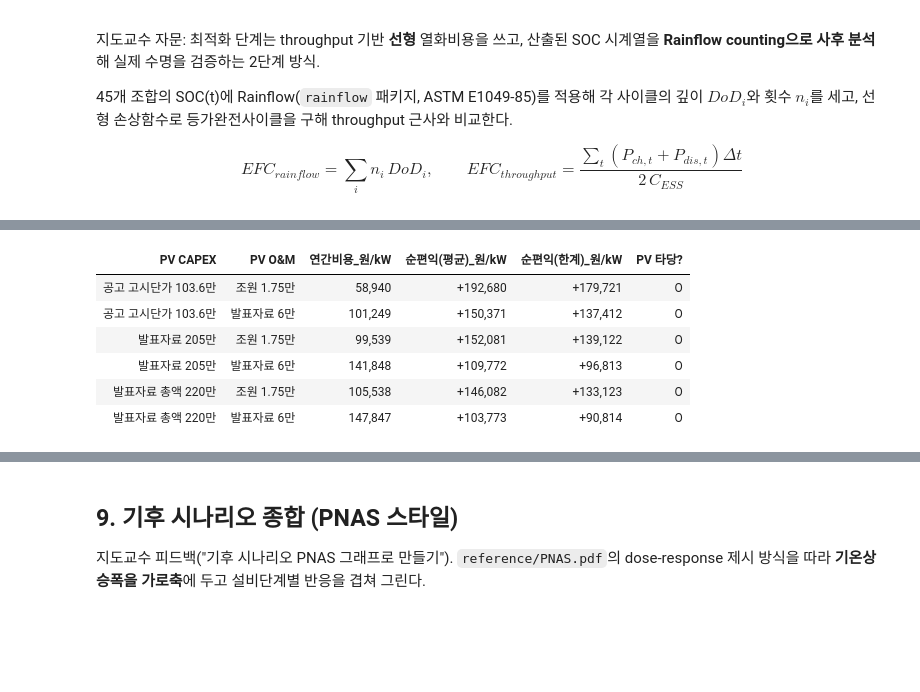
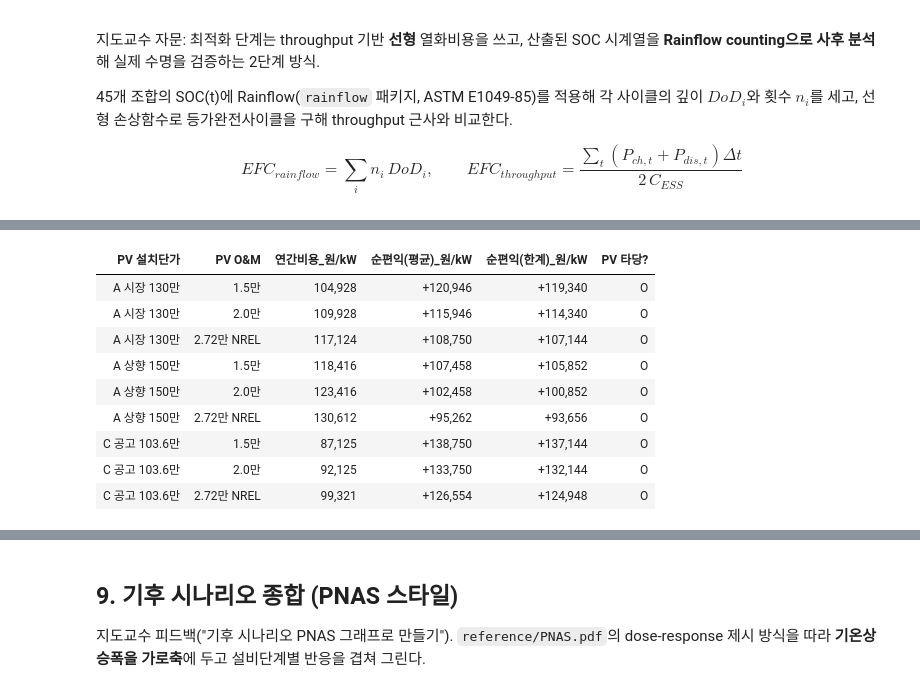
Before and after one commit to pjw040702/RobustEMS, a Jupyter notebook: ess_pv_pipeline.ipynb, the cells around one changed output, grey strips where cells are left out. Drawn from its saved outputs; the diff is of its cells as text; code cells hidden in the pictures; blank space fills up the shorter version.

```diff
--- a/ess_pv_pipeline.ipynb
+++ b/ess_pv_pipeline.ipynb
@@ -568,7 +569,8 @@ for scn, dT in SCENARIOS.items():
 
     for stage, cap in STAGE_CAP.items():
         fixed = STAGE_FIXED.get(stage)
-        out = solve_dispatch(l_kw, p_unit, TARIFF, c_pv_max=cap, c_pv_fixed=fixed)
+        out = solve_dispatch(l_kw, p_unit, TARIFF, c_pv_max=cap, c_pv_fixed=fixed,
+                             bipv_eq_kw=STAGE_BIPV.get(stage, 0.0))
         dispatch_results[(scn, stage)] = out
         dispatch_rows.append({
             "scenario": scn, "stage": stage, "C_PV_kW": out["C_PV"],
@@ -639,8 +641,8 @@ dec_rows = []
 for stage, cap in STAGE_CAP.items():
     fixed = STAGE_FIXED.get(stage)
     with_ess = dispatch_results[("present", stage)]
-    no_ess = solve_dispatch(present_load_kw, p_unit_present, TARIFF,
-                            c_pv_max=cap, c_pv_fixed=fixed, c_ess=0.0, c_pcs=0.0)
+    no_ess = solve_dispatch(present_load_kw, p_unit_present, TARIFF, c_pv_max=cap, c_pv_fixed=fixed,
+                            c_ess=0.0, c_pcs=0.0, bipv_eq_kw=STAGE_BIPV.get(stage, 0.0))
     thr = DT_H * (with_ess["P_ch"] + with_ess["P_dis"]).sum()
     dec_rows.append({
         "단계": stage, "C_PV_kW": with_ess["C_PV"],
@@ -667,6 +669,6 @@ print(f"[{b['단계']}] ESS 순효과 {b['순효과_억']:+.3f}억원/년 "
       f"+ 열화 {b['ΔG_s(열화)_억']:+.3f} + 탄소 {b['ΔK_s(탄소)_억']:+.3f}")
 print(f"  피크 감축 {b['피크감축_kW']:,.0f}kW | 연간 {b['EFC_년']:.1f} EFC "
       f"-> 사이클 기준 수명 {N_EFC/b['EFC_년']:.1f}년 (calendar 10년과 비교)")
-print(f"  ※ ESS 투자비는 이 표에 없다(조원 경제성 모델 영역). 여기는 운영 효과만.")
+print(f"  ※ ESS 투자비는 이 표에 없다(econ_model.py 영역). 여기는 운영 효과만.")
 # %% [output]
 | 단계 | C_PV_kW | ESS없음 C_s_억 | ESS있음 C_s_억 | 순효과_억 | ΔE_s(차익거래)_억 | ΔD_s(피크)_억 | ΔG_s(열화)_억 | ΔK_s(탄소)_억 | 피크감축_kW | ... |
@@ -819,8 +815,10 @@ ESS 충전 의무**를 부과한다('26 봄 107일 10~16시, 가을 58일 9~16
 import datetime as _dt
 
 DATES = pd.to_datetime(pd.Series(sorted(load_15min["date"].unique())))
-AUTUMN = (pd.Timestamp("2025-09-15"), pd.Timestamp("2025-11-11"), 9, 16)   # 58일, 9~16시
-SPRING = (pd.Timestamp("2026-03-01"), pd.Timestamp("2026-06-15"), 10, 16)  # 107일, 10~16시
+# 시간대는 공고 p.2, 날짜는 정부 발표 — econ_model.MANDATE 와 같다
+(_a0, _a1, _ah0, _ah1), (_s0, _s1, _sh0, _sh1) = EM.MANDATE
+AUTUMN = (pd.Timestamp(_a0), pd.Timestamp(_a1), _ah0, _ah1)   # '25 가을 9/20~11/16 58일, 9~16시
+SPRING = (pd.Timestamp(_s0), pd.Timestamp(_s1), _sh0, _sh1)   # '26 봄 2/28~6/14 107일, 10~16시
 
 mandate_windows, n_days = [], {"가을": 0, "봄": 0}
 for di, d in enumerate(DATES):
@@ -850,7 +848,7 @@ for stage, cap in STAGE_CAP.items():
             try:
                 out = solve_dispatch(L_PRESENT, P_UNIT_PRESENT, TARIFF, c_pv_max=cap,
                                      c_pv_fixed=fixed, mandate_windows=mandate_windows,
-                                     mandate_level=level)
+                                     mandate_level=level, bipv_eq_kw=STAGE_BIPV.get(stage, 0.0))
                 tag = f"level={level:.1f}"
             except RuntimeError:
                 mandate_rows.append({"stage": stage, "해석": f"level={level:.1f}", "C_s_억": np.nan,
@@ -1013,38 +1009,35 @@ print("※ SCC(탄소의 사회적 비용)는 목적함수에 반영하지 않
 # %%
-# 8-1. PV 경제성 민감도 (사후 계산) -- CAPEX x O&M x BIPV 단가
-s0, s3, s4 = (dispatch_results[("present", k)] for k in
-              ("stage0_PV없음", "stage3_옥상+주차장", "stage4_옥상+BIPV"))
+# 8-1. PV 경제성 민감도 (사후 계산) -- 원장 단가·O&M, 25년 4.5% CRF 연간환산
+s0, s2, s3, s4 = (dispatch_results[("present", k)] for k in
+                  ("stage0_PV없음", "stage2_1차파일럿", "stage3_옥상+주차장", "stage4_옥상+BIPV"))
 # 편익 = 설비비(P_s)를 뺀 나머지 항목의 감소분
-ben = lambda a, b: (a["E_s"] - b["E_s"]) + (a["D_s"] - b["D_s"]) + (a["K_s"] - b["K_s"])
-avg_ben = ben(s0, s4) / s4["C_PV"]                      # 원/kW/년, 전체 평균
-mrg_ben = ben(s3, s4) / (s4["C_PV"] - s3["C_PV"])       # 원/kW/년, BIPV 구간 한계
-print(f"PV 편익  평균 {avg_ben:,.0f}원/kW/년 (0->4단계) | "
-      f"한계 {mrg_ben:,.0f}원/kW/년 (3->4단계, BIPV 구간)")
-print(f"현재 비용 {C_PV_ANNUAL:,.0f}원/kW/년 -> 순편익 평균 {avg_ben-C_PV_ANNUAL:+,.0f} / "
-      f"한계 {mrg_ben-C_PV_ANNUAL:+,.0f}원/kW/년\n")
+ben = lambda a, b: (a["E_s"] - b["E_s"]) + (a["D_s"] - b["D_s"]) + (a["K_s"] - b["K_s"]) + (a["G_s"] - b["G_s"])
+avg_ben = ben(s0, s3) / s3["C_PV"]                               # 원/kW/년, 옥상 전체 평균
+mrg_ben = ben(s2, s3) / (s3["C_PV"] - s2["C_PV"])                # 원/kW/년, 파일럿 -> 전체 구간
+print(f"옥상 PV 편익  평균 {avg_ben:,.0f}원/kW/년 (0->3단계) | 한계 {mrg_ben:,.0f}원/kW/년 (2->3단계)")
 
-CAPEX_CASES = [("공고 고시단가 103.6만", 1_036_000), ("발표자료 205만", PV_CAPEX_PER_KW),
-               ("발표자료 총액 220만", 2_200_957)]
-OM_CASES = [("조원 1.75만", 17_500), ("발표자료 6만", PV_OM_PER_KW_YEAR)]
+CAPEX_CASES = [("A 시장 130만", EM.PV_PRICE["A"]), ("A 상향 150만", EM.PV_PRICE_A_HIGH),
+               ("C 공고 103.6만", EM.PV_PRICE["C-1"])]
+OM_CASES = [("1.5만", EM.PV_OM["low"]), ("2.0만", EM.PV_OM["high"]), ("2.72만 NREL", EM.PV_OM["ext"])]
 rows = []
-for cn, capex in CAPEX_CASES:
+for cn, price in CAPEX_CASES:
     for on, om in OM_CASES:
-        c_an = capex / PV_LIFETIME_YEARS + om
-        rows.append({"PV CAPEX": cn, "PV O&M": on, "연간비용_원/kW": c_an,
-                     "순편익(평균)_원/kW": avg_ben - c_an,
-                     "순편익(한계)_원/kW": mrg_ben - c_an,
+        c_an = (price + PV_DIAG_PER_KW) * EM.CRF + om
+        rows.append({"PV 설치단가": cn, "PV O&M": on, "연간비용_원/kW": c_an,
+                     "순편익(평균)_원/kW": avg_ben - c_an, "순편익(한계)_원/kW": mrg_ben - c_an,
                      "PV 타당?": "O" if mrg_ben - c_an > 0 else "X"})
 sens_pv = pd.DataFrame(rows)
 display(sens_pv.style.format({"연간비용_원/kW": "{:,.0f}", "순편익(평균)_원/kW": "{:+,.0f}",
                               "순편익(한계)_원/kW": "{:+,.0f}"}).hide(axis="index"))
 
-# BIPV 단가 임계 배수 -- BIPV 구간 한계편익과 같아지는 CAPEX
-bipv_break = (mrg_ben - PV_OM_PER_KW_YEAR) * PV_LIFETIME_YEARS
-print(f"\n[BIPV 단가 민감도] BIPV {s4['C_PV']-s3['C_PV']:,.0f}kW(환산)의 한계편익 {mrg_ben:,.0f}원/kW/년")
-print(f"  손익분기 CAPEX = {bipv_break:,.0f}원/kW = 옥상({PV_CAPEX_PER_KW:,.0f}원/kW)의 "
-      f"**{bipv_break/PV_CAPEX_PER_KW:.2f}배**")
-for mult in [1.0, 1.5, 2.0, 2.5]:
-    c_an = PV_CAPEX_PER_KW * mult / PV_LIFETIME_YEARS + PV_OM_PER_KW_YEAR
-    net = (mrg_ben - c_an) * (s4["C_PV"] - s3["C_PV"]) / 1e8
-    print(f"  옥상의 {mult:.1f}배 -> BIPV 순편익 {net:+.2f}억원/년 {'(타당)' if net>0 else '(적자)'}")
+# BIPV -- 원장 단가(정격 기준)로 손익분기 비교. 편익은 3->4단계 운영비 감소(옥상 프로파일 근사).
+bipv_ben = ben(s3, s4)                                            # 원/년
+bipv_break = (bipv_ben / BIPV_RATED_KW - PV_OM_PER_KW_YEAR) / EM.CRF   # 원/kW(정격)
+print(f"\n[BIPV] 정격 {BIPV_RATED_KW:,.1f}kW(등가 {BIPV_EQ_KW:,.1f}kW)의 운영편익 {bipv_ben/1e8:,.3f}억원/년 "
+      f"= 정격 1kW당 {bipv_ben/BIPV_RATED_KW:,.0f}원/년")
+print(f"  손익분기 설치단가 = {bipv_break:,.0f}원/kW(정격) -- 원장 단가 400~600만원/kW 의 "
+      f"{bipv_break/4e6:.2f}~{bipv_break/6e6:.2f}배")
+for p in EM.BIPV_PRICE:
+    net = bipv_ben - BIPV_RATED_KW * (p * EM.CRF + PV_OM_PER_KW_YEAR)
+    print(f"  설치단가 {p/1e4:,.0f}만원/kW -> BIPV 순편익 {net/1e8:+.3f}억원/년 {'(타당)' if net>0 else '(적자)'}")
 # %% [output]
@@ -1053,7 +1045,10 @@ PV 편익  평균 251,620원/kW/년 (0->4단계) | 한계 238,661원/kW/년 (3->
-| PV CAPEX | PV O&M | 연간비용_원/kW | 순편익(평균)_원/kW | 순편익(한계)_원/kW | PV 타당? |
-| 공고 고시단가 103.6만 | 조원 1.75만 | 58,940 | +192,680 | +179,721 | O |
-| 공고 고시단가 103.6만 | 발표자료 6만 | 101,249 | +150,371 | +137,412 | O |
-| 발표자료 205만 | 조원 1.75만 | 99,539 | +152,081 | +139,122 | O |
-| 발표자료 205만 | 발표자료 6만 | 141,848 | +109,772 | +96,813 | O |
-| 발표자료 총액 220만 | 조원 1.75만 | 105,538 | +146,082 | +133,123 | O |
-| 발표자료 총액 220만 | 발표자료 6만 | 147,847 | +103,773 | +90,814 | O |
+| PV 설치단가 | PV O&M | 연간비용_원/kW | 순편익(평균)_원/kW | 순편익(한계)_원/kW | PV 타당? |
+| A 시장 130만 | 1.5만 | 104,928 | +120,946 | +119,340 | O |
+| A 시장 130만 | 2.0만 | 109,928 | +115,946 | +114,340 | O |
+| A 시장 130만 | 2.72만 NREL | 117,124 | +108,750 | +107,144 | O |
+| A 상향 150만 | 1.5만 | 118,416 | +107,458 | +105,852 | O |
+| A 상향 150만 | 2.0만 | 123,416 | +102,458 | +100,852 | O |
+| A 상향 150만 | 2.72만 NREL | 130,612 | +95,262 | +93,656 | O |
+| C 공고 103.6만 | 1.5만 | 87,125 | +138,750 | +137,144 | O |
+| C 공고 103.6만 | 2.0만 | 92,125 | +133,750 | +132,144 | O |
+| C 공고 103.6만 | 2.72만 NREL | 99,321 | +126,554 | +124,948 | O |
```
Also changed, not shown: parts of 26 cells of this notebook, 16 other files.
